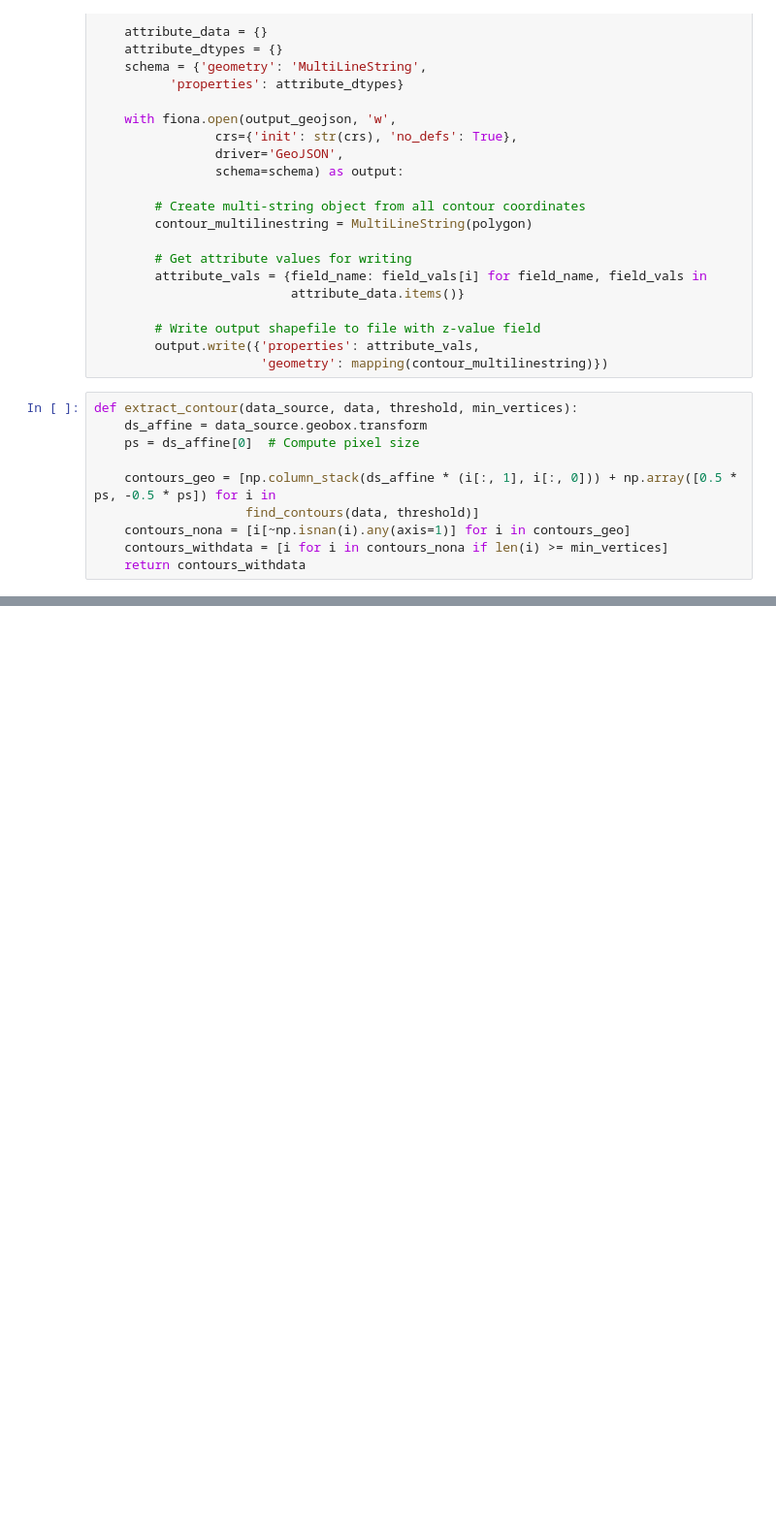
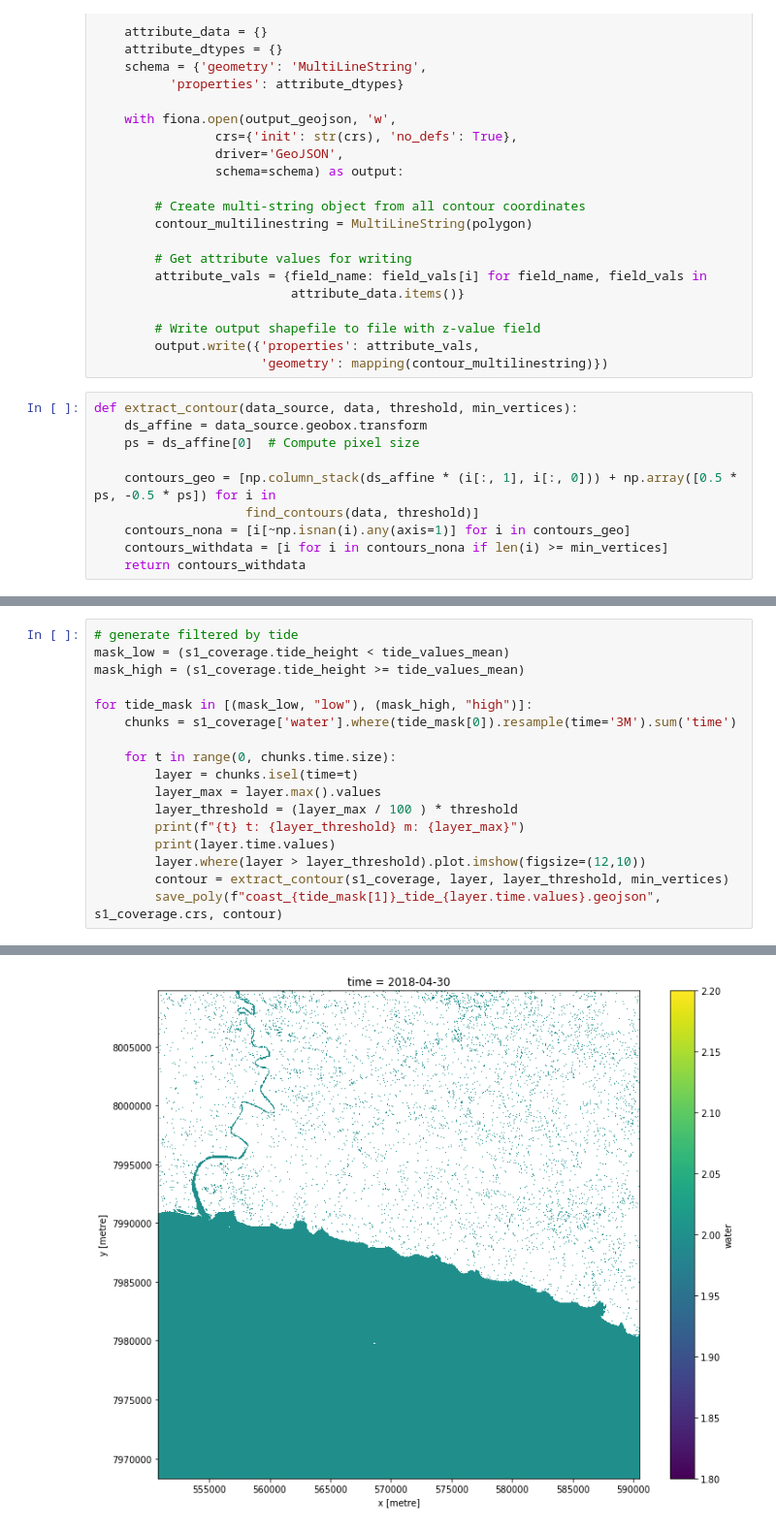
Before and after one commit to bellemae/odc-hack-sac, a Jupyter notebook: coastline-compare.ipynb, the cells around one changed output, grey strips where cells are left out. Shown: that part at 97% size. Cells and saved outputs as stored; diff of their text form; blank space fills up the shorter version.

```diff
--- a/coastline-compare.ipynb
+++ b/coastline-compare.ipynb
@@ -123,0 +202,18 @@ for t in range(0, chunks.time.size):
+# %%
+# generate filtered by tide
+mask_low = (s1_coverage.tide_height < tide_values_mean)
+mask_high = (s1_coverage.tide_height >= tide_values_mean)
+
+for tide_mask in [(mask_low, "low"), (mask_high, "high")]:
+    chunks = s1_coverage['water'].where(tide_mask[0]).resample(time='3M').sum('time')
+
+    for t in range(0, chunks.time.size):
+        layer = chunks.isel(time=t)
+        layer_max = layer.max().values
+        layer_threshold = (layer_max / 100 ) * threshold
+        print(f"{t} t: {layer_threshold} m: {layer_max}")
+        print(layer.time.values)
+        layer.where(layer > layer_threshold).plot.imshow(figsize=(12,10))
+        contour = extract_contour(s1_coverage, layer, layer_threshold, min_vertices)
+        save_poly(f"coast_{tide_mask[1]}_tide_{layer.time.values}.geojson", s1_coverage.crs, contour)
+# %% [output]
@@ -123,0 +240 @@ for t in range(0, chunks.time.size):
+[figure, added]
```
Also changed, not shown: parts of 11 cells of this notebook.
